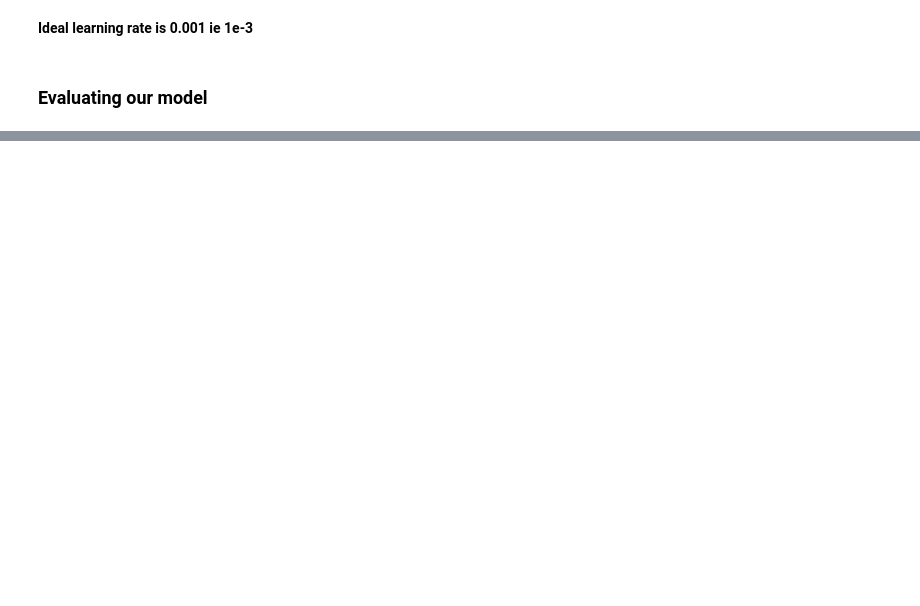
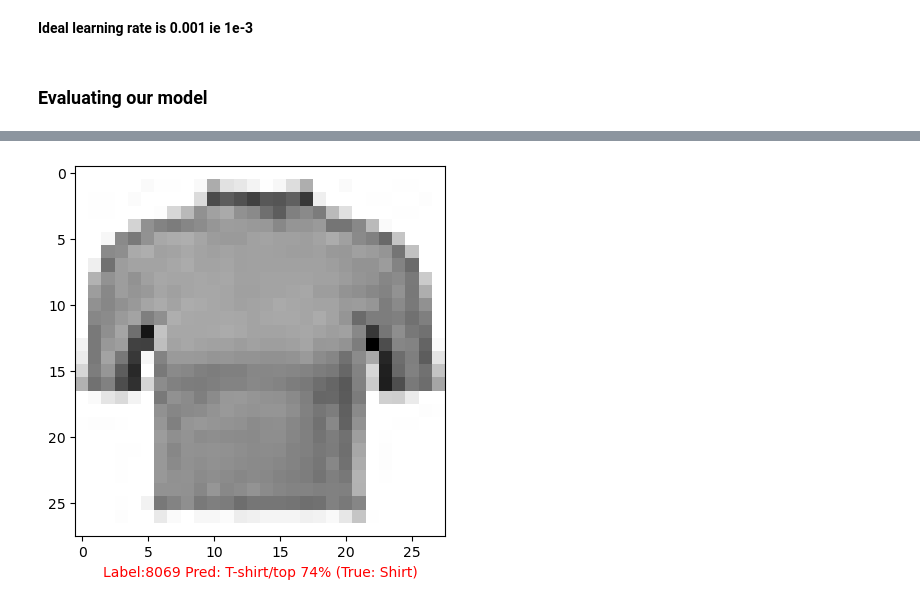
Before and after one commit to dibkb/tensorflow-udemy, a Jupyter notebook: Multiclass Classification.ipynb, the cells around one changed output, grey strips where cells are left out. Drawn from its saved outputs; the diff is of its cells as text; code cells hidden in the pictures; blank space fills up the shorter version.

```diff
--- a/Multiclass Classification.ipynb
+++ b/Multiclass Classification.ipynb
@@ -327,0 +329,24 @@ plot_confusion_matrix(model_four)
+# %%
+def plot_random_preds(model):
+    randint = random.randint(0, len(test_data_norm))
+    target_image = test_data_norm[randint]
+    pred_probs = model.predict(target_image.reshape(1, 28, 28))
+    pred_label = class_names[pred_probs.argmax()]
+    true_label = class_names[test_labels[randint]]
+
+    #plot the image
+    plt.imshow(target_image, cmap=plt.cm.binary)
+
+    # Change the color of the titles depending on if the prediction is right or wrong
+    if pred_label == true_label:
+        color = "green"
+    else:
+        color = "red"
+    # Add xlabel information (prediction/true label)
+    plt.xlabel("Label:{} Pred: {} {:2.0f}% (True: {})".format(randint,pred_label,
+                                                   100*tf.reduce_max(pred_probs),
+                                                   true_label),
+             color=color) # set the color to green or red
+# %%
+plot_random_preds(model_two)
+# %% [output]
@@ -327,0 +354 @@ plot_confusion_matrix(model_four)
+[figure, added]
```
Also changed, not shown: parts of 17 cells of this notebook, 1 other file.
